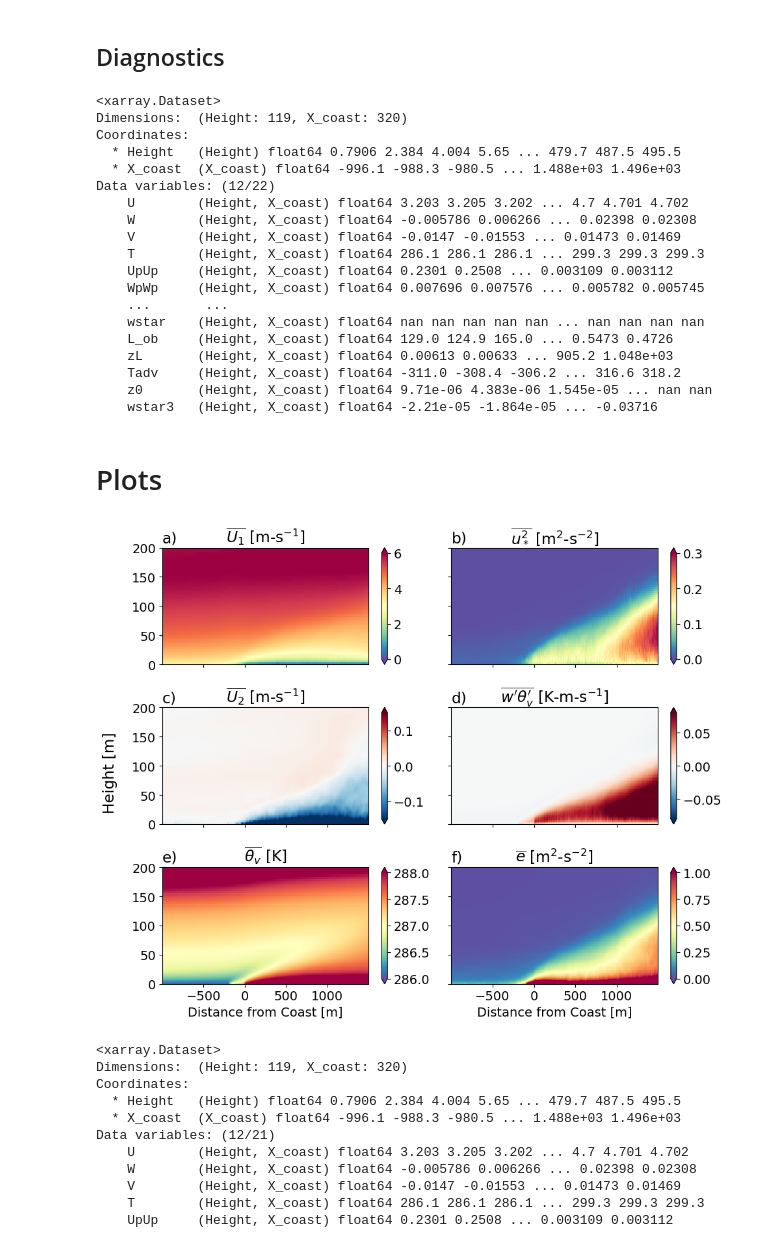
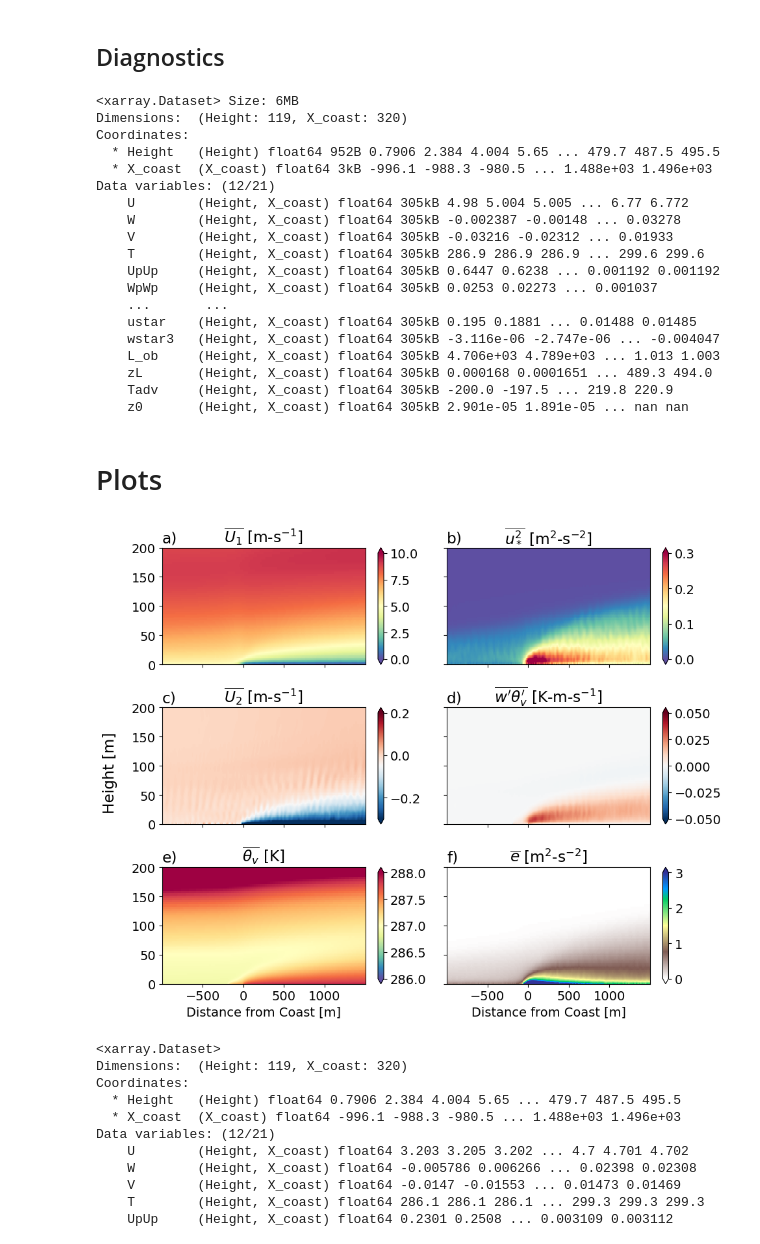
Before and after one commit to jameshlywiak/ABL-surface-layer, a Jupyter notebook: umn_LES.ipynb, the cells around one changed output. Saved outputs shown, nothing was run; the diff lists cells and outputs as text; code cells hidden in the pictures.

```diff
--- a/umn_LES.ipynb
+++ b/umn_LES.ipynb
@@ -14,6 +14,6 @@ from scipy.stats import norm
 # %% [markdown]
 # Read in LES
 # %%
-LES_data = 'MidPlane_means.csv'
+LES_data = 'MidPlane_means_HighWind_lowTGrad.csv'
 # %%
 LES_df = pd.read_csv(LES_data)
@@ -95,25 +96,25 @@ ds['Tadv'] = (['Height', 'X_coast'], Tadv)
 ds['z0'] = (['Height', 'X_coast'], z0.values)
 ds
 # %% [output]
-<xarray.Dataset>
+<xarray.Dataset> Size: 6MB
 Dimensions:  (Height: 119, X_coast: 320)
 Coordinates:
-  * Height   (Height) float64 0.7906 2.384 4.004 5.65 ... 479.7 487.5 495.5
-  * X_coast  (X_coast) float64 -996.1 -988.3 -980.5 ... 1.488e+03 1.496e+03
-Data variables: (12/22)
-    U        (Height, X_coast) float64 3.203 3.205 3.202 ... 4.7 4.701 4.702
-    W        (Height, X_coast) float64 -0.005786 0.006266 ... 0.02398 0.02308
-    V        (Height, X_coast) float64 -0.0147 -0.01553 ... 0.01473 0.01469
-    T        (Height, X_coast) float64 286.1 286.1 286.1 ... 299.3 299.3 299.3
-    UpUp     (Height, X_coast) float64 0.2301 0.2508 ... 0.003109 0.003112
-    WpWp     (Height, X_coast) float64 0.007696 0.007576 ... 0.005782 0.005745
+  * Height   (Height) float64 952B 0.7906 2.384 4.004 5.65 ... 479.7 487.5 495.5
+  * X_coast  (X_coast) float64 3kB -996.1 -988.3 -980.5 ... 1.488e+03 1.496e+03
+Data variables: (12/21)
+    U        (Height, X_coast) float64 305kB 4.98 5.004 5.005 ... 6.77 6.772
+    W        (Height, X_coast) float64 305kB -0.002387 -0.00148 ... 0.03278
+    V        (Height, X_coast) float64 305kB -0.03216 -0.02312 ... 0.01933
+    T        (Height, X_coast) float64 305kB 286.9 286.9 286.9 ... 299.6 299.6
+    UpUp     (Height, X_coast) float64 305kB 0.6447 0.6238 ... 0.001192 0.001192
+    WpWp     (Height, X_coast) float64 305kB 0.0253 0.02273 ... 0.001037
     ...       ...
-    wstar    (Height, X_coast) float64 nan nan nan nan nan ... nan nan nan nan
-    L_ob     (Height, X_coast) float64 129.0 124.9 165.0 ... 0.5473 0.4726
-    zL       (Height, X_coast) float64 0.00613 0.00633 ... 905.2 1.048e+03
-    Tadv     (Height, X_coast) float64 -311.0 -308.4 -306.2 ... 316.6 318.2
-    z0       (Height, X_coast) float64 9.71e-06 4.383e-06 1.545e-05 ... nan nan
-    wstar3   (Height, X_coast) float64 -2.21e-05 -1.864e-05 ... -0.03716
+    ustar    (Height, X_coast) float64 305kB 0.195 0.1881 ... 0.01488 0.01485
+    wstar3   (Height, X_coast) float64 305kB -3.116e-06 -2.747e-06 ... -0.004047
+    L_ob     (Height, X_coast) float64 305kB 4.706e+03 4.789e+03 ... 1.013 1.003
+    zL       (Height, X_coast) float64 305kB 0.000168 0.0001651 ... 489.3 494.0
+    Tadv     (Height, X_coast) float64 305kB -200.0 -197.5 ... 219.8 220.9
+    z0       (Height, X_coast) float64 305kB 2.901e-05 1.891e-05 ... nan nan
 # %% [markdown]
 # Plots
 # %%
@@ -126,38 +127,38 @@ fig, ax = plt.subplots(3,2, figsize=(10,8), sharex=True, sharey=True)
 ax = ax.flatten()
 
 cbar_args = {'label': ''}
 labels = [
     r'$\overline{U_1}$ [m-s$^{-1}$]',
     r'$\overline{u_*^2}$ [m$^2$-s$^{-2}$]',
     r'$\overline{U_2}$ [m-s$^{-1}$]',
     r'$\overline{w^{\prime}\theta_v^{\prime}}$ [K-m-s$^{-1}$]',
     r'$\overline{\theta_v}$ [K]',
     r'$\overline{e}$ [m$^2$-s$^{-2}$]',
 ]
 
-ds.U.plot(ax=ax[0], x='X_coast', y='Height', cmap='Spectral_r', vmin=0, vmax=6, extend='both', cbar_kwargs=cbar_args)
-ds.V.plot(ax=ax[2], x='X_coast', y='Height', cmap='RdBu_r', vmin=-0.15, vmax=0.15, extend='both', cbar_kwargs=cbar_args)
+ds.U.plot(ax=ax[0], x='X_coast', y='Height', cmap='Spectral_r', vmin=0, vmax=10, extend='both', cbar_kwargs=cbar_args)
+ds.V.plot(ax=ax[2], x='X_coast', y='Height', cmap='RdBu_r', vmin=-0.3, vmax=0.2, extend='both', cbar_kwargs=cbar_args)
 ds.T.plot(ax=ax[4], x='X_coast', y='Height', cmap='Spectral_r', vmin=286, vmax=288, extend='both', cbar_kwargs=cbar_args)
 
 (ds.ustar**2).plot(ax=ax[1], x='X_coast', y='Height', cmap='Spectral_r', vmin=0, vmax=0.3, extend='both', cbar_kwargs=cbar_args)
-ds.WpTp.plot(ax=ax[3], x='X_coast', y='Height', cmap='RdBu_r', vmin=-0.08, vmax=0.08, extend='both', cbar_kwargs=cbar_args)
-ds.TKE.plot(ax=ax[5], x='X_coast', y='Height', cmap='Spectral_r', vmin=0, vmax=1, extend='both', cbar_kwargs=cbar_args)
+ds.WpTp.plot(ax=ax[3], x='X_coast', y='Height', cmap='RdBu_r', vmin=-0.05, vmax=0.05, extend='both', cbar_kwargs=cbar_args)
+ds.TKE.plot(ax=ax[5], x='X_coast', y='Height', cmap='terrain_r', vmin=0, vmax=3, extend='both', cbar_kwargs=cbar_args)
 
 for n,axis in enumerate(ax):
     axis.set_ylim([0, 200])
     axis.set_xlabel('')
     axis.set_ylabel('')
     if n>=4: axis.set_xlabel('Distance from Coast [m]')
     axis.set_title(f'{labels[n]}', loc='center')
     axis.set_title(f'{alph[n]}', loc='left')
 
 fig.supylabel('Height [m]')
 fig.tight_layout()
 
 fig.savefig('LES_quick_look.png', bbox_inches='tight', dpi=300)
 fig.savefig('LES_quick_look.pdf', bbox_inches='tight')
 # %% [output]
-[figure, old version]
+[figure, new version]
 # %%
 ds
 # %% [output]
```
Also changed, not shown: parts of 12 cells of this notebook, 3 other files.
